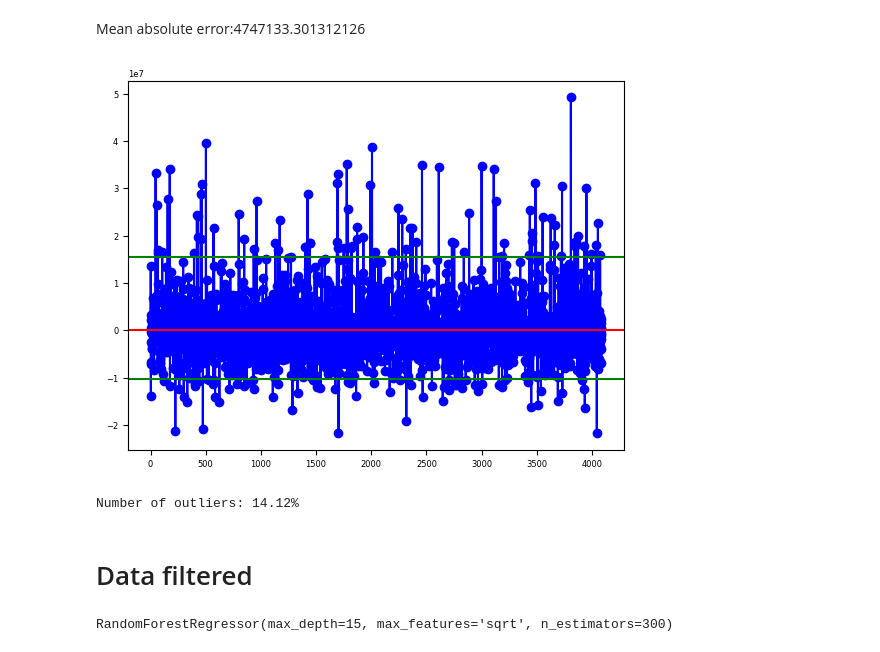
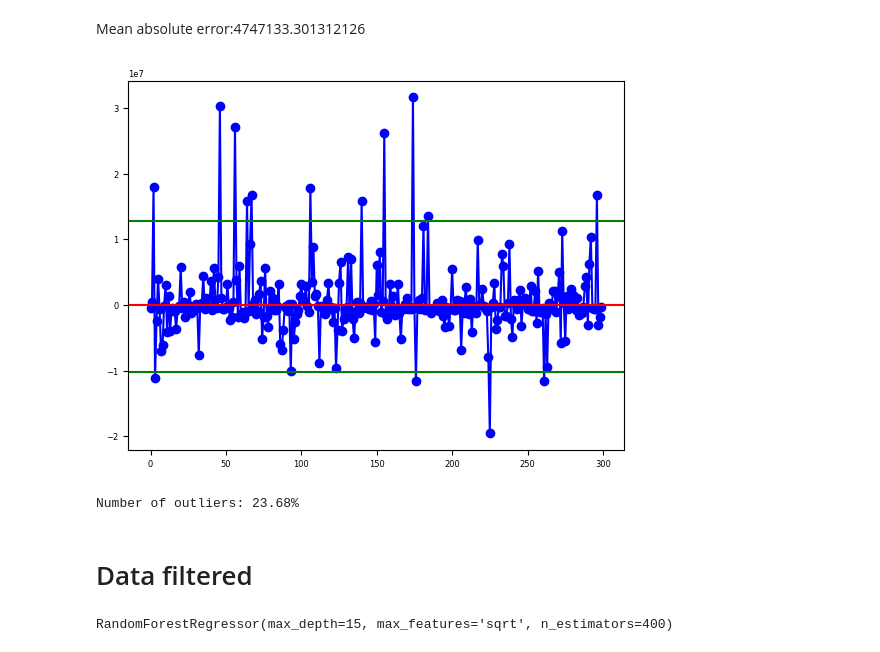
Before and after one commit to SIDIBEMoussa/Tanzania-Tourism-Prediction, a Jupyter notebook: Version_2.ipynb, the cells around one changed output. Saved outputs shown, nothing was run; the diff lists cells and outputs as text; code cells hidden in the pictures.

```diff
--- a/Version_2.ipynb
+++ b/Version_2.ipynb
@@ -109,0 +128,16 @@ for col in binary_cols:
+# %%
+from sklearn.ensemble import RandomForestClassifier
+
+X_nan = X_to_fill[nan_cols]
+X_not_nan = X_to_fill.drop(columns=nan_cols)
+
+for col in nan_cols:
+    X_not_nan[col] = X_nan[col]
+    X_train,X_test = separate_nan_rows(X_not_nan,col)
+    imputer_model = RandomForestClassifier(n_estimators=300, max_depth=7,random_state=42)
+    imputer_model.fit(X_train.drop(columns=[col]),X_train[col])
+    X_test[col] = imputer_model.predict(X_test.drop(columns=[col]))
+    X_not_nan = pd.concat([X_train,X_test])
+
+assert X_to_fill.shape == X_not_nan.shape
+X_to_fill = X_not_nan
@@ -170,4 +177,6 @@ df_filled.head()
 # %%
-X_to_fill_imputed["travel_with"] = X_to_fill_imputed["travel_with"].astype("category")
-X_to_fill_imputed = pd.get_dummies(X_to_fill_imputed,columns=["travel_with"],dtype=int)
+X_to_fill["travel_with"] = X_to_fill["travel_with"].astype("category")
+X_to_fill = pd.get_dummies(X_to_fill,columns=["travel_with"],dtype=int)
+# %%
+df_filled = X_to_fill
 # %%
@@ -221,9 +228,9 @@ train_data.head(3)
 # %%
-#train_data['night_mainland_log'] = np.log(1+train_data['night_mainland'])
-#train_data['night_zanzibar_log'] = np.log(1+train_data['night_zanzibar'])
+train_data['night_mainland_log'] = np.log(1+train_data['night_mainland'])
+train_data['night_zanzibar_log'] = np.log(1+train_data['night_zanzibar'])
 
-#test_data['night_mainland_log'] = np.log(1+test_data['night_mainland'])
-#test_data['night_zanzibar_log'] = np.log(1+test_data['night_zanzibar'])
+test_data['night_mainland_log'] = np.log(1+test_data['night_mainland'])
+test_data['night_zanzibar_log'] = np.log(1+test_data['night_zanzibar'])
 # %% [markdown]
 # Modélisation
 # %%
@@ -247,23 +254,24 @@ Mean absolute error:2877869.256629059
 # %% [markdown]
 Mean absolute error:4747133.301312126
 # %%
+from scipy.stats import median_abs_deviation
+
 residus_ori = y_train - y_ori_predict
 #residus = y_test - y_pred
 med = np.median(residus_ori)
 # as the name it helps to detection outliers
 mad = median_abs_deviation(residus_ori)
 z_mad = np.abs((residus_ori- med) / mad)
 std = np.std(residus_ori)
 
-nbre_point = len(y_train)
+nbre_point = 300 #len(y_train)
 plt.plot(range(nbre_point),residus_ori[:nbre_point], "bo-")
 plt.axhline(np.mean(residus_ori),color="red")
-plt.axhline(np.mean(residus_ori)+3*std,color="green")
+plt.axhline(np.mean(residus_ori)+2.5*std,color="green")
 plt.axhline(np.mean(residus_ori)-2*std,color="green")
-#plt.axhline(z_mad>3)
 plt.show()
 # %% [output]
-[figure, old version]
+[figure, new version]
 # %%
 from scipy.stats import median_abs_deviation
 def filtrage_data(model, X_train, y_train):
@@ -279,11 +287,12 @@ def filtrage_data(model, X_train, y_train):
     moy = np.mean(residuals_train)
     std = np.std(residuals_train)
     # Defining bounds
+    upper_bound = moy + 3*std
     lower_bound = moy - 2*std
-    upper_bound = moy + 3*std
+
 
     # outliers (We take the default threshold for z_mad as 3 but can be improved)
-    outliers = np.where((z_mad> 5)| (residuals_train < lower_bound) | (residuals_train> upper_bound))[0]
+    outliers = np.where((z_mad> 3)| (residuals_train < lower_bound) | (residuals_train> upper_bound))[0]
     # Filter out outliers from the test data
     X_train_filtered = X_train.drop(index=X_train.index[outliers])
     y_train_filtered = y_train.drop(index=y_train.index[outliers])
@@ -292,14 +301,14 @@ def filtrage_data(model, X_train, y_train):
 
 X_filtered, y_filtered = filtrage_data(rf, X_train, y_train)
 # %% [output]
-Number of outliers: 14.12%
+Number of outliers: 23.68%
 # %% [markdown]
 # Data filtered
 # %%
-rf_model = RandomForestRegressor(n_estimators=300,max_depth=15,max_features='sqrt')
+rf_model = RandomForestRegressor(n_estimators=400,max_depth=15,max_features='sqrt')
 rf_model.fit(X_filtered,y_filtered)
 # %% [output]
-RandomForestRegressor(max_depth=15, max_features='sqrt', n_estimators=300)
+RandomForestRegressor(max_depth=15, max_features='sqrt', n_estimators=400)
 # %%
 y_pred = rf_model.predict(X_test)
 print(f"Mean absolute error:{mean_absolute_error(y_test,y_pred)}")
```
Also changed, not shown: parts of 25 cells of this notebook.
